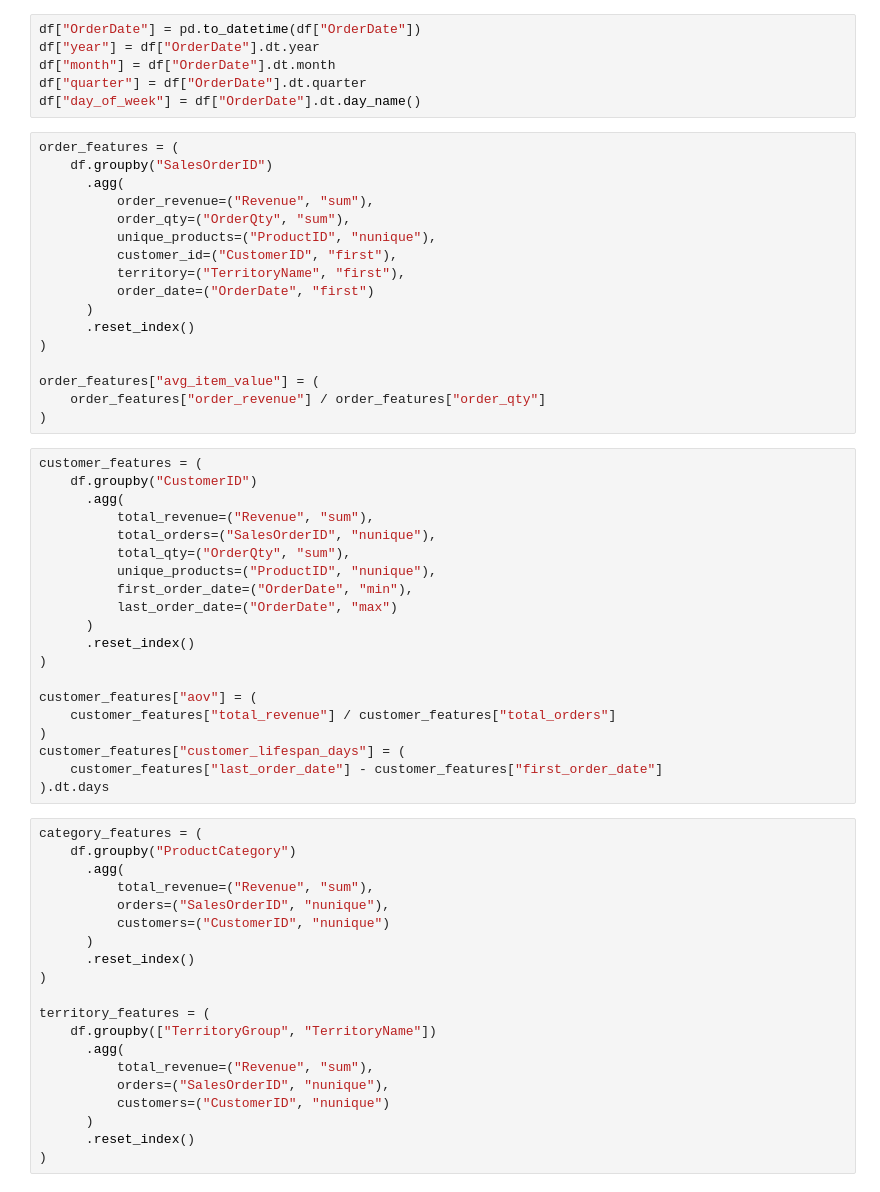
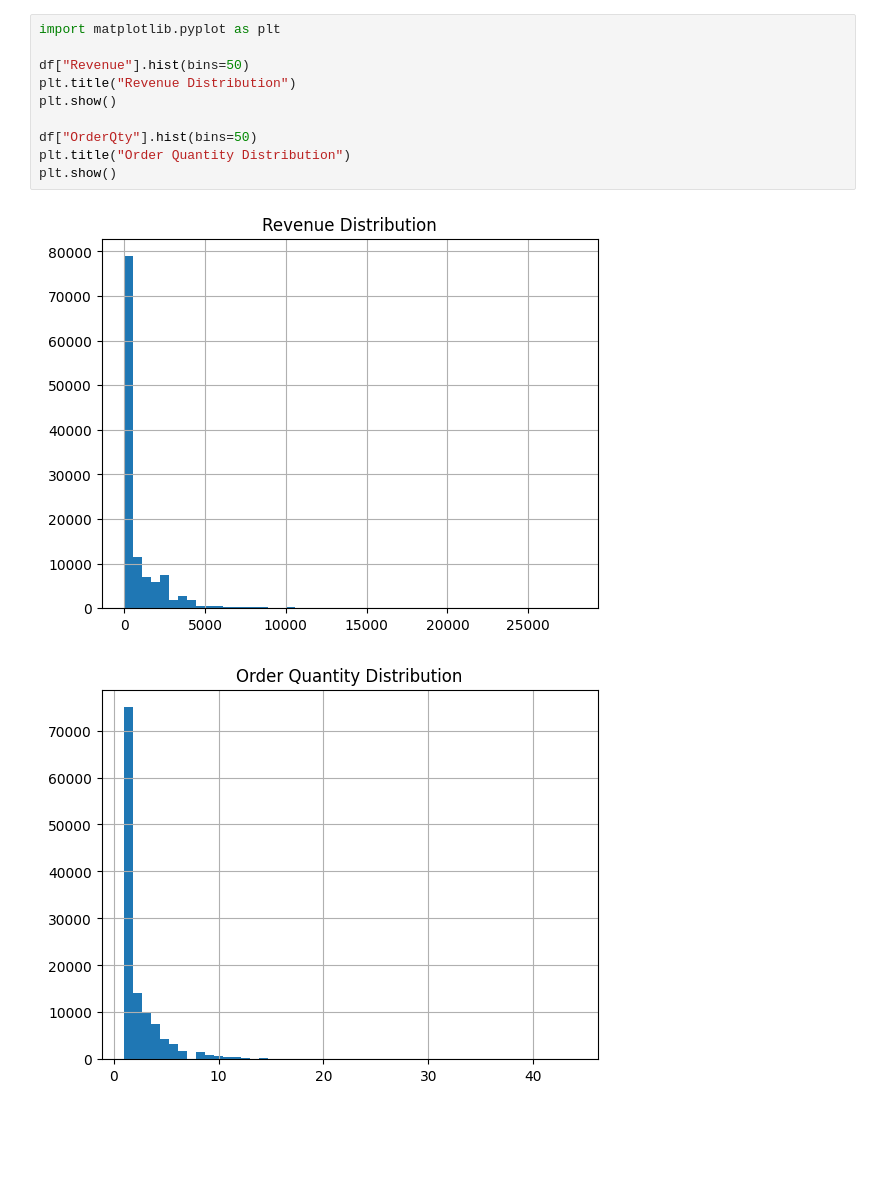
Before and after one commit to BGlifee/BI-Analyst_Revenue-Analysis_AdventureWorks, a Jupyter notebook: Notebooks/Feature_engineering.ipynb, the cells around one changed output. Saved outputs shown, nothing was run; the diff lists cells and outputs as text; blank space fills up the shorter version.

```diff
--- a/Notebooks/Feature_engineering.ipynb
+++ b/Notebooks/Feature_engineering.ipynb
@@ -17,63 +25,13 @@ df.head()
-# %%
-df["OrderDate"] = pd.to_datetime(df["OrderDate"])
-df["year"] = df["OrderDate"].dt.year
-df["month"] = df["OrderDate"].dt.month
-df["quarter"] = df["OrderDate"].dt.quarter
-df["day_of_week"] = df["OrderDate"].dt.day_name()
-# %%
-order_features = (
-    df.groupby("SalesOrderID")
-      .agg(
-          order_revenue=("Revenue", "sum"),
-          order_qty=("OrderQty", "sum"),
-          unique_products=("ProductID", "nunique"),
-          customer_id=("CustomerID", "first"),
-          territory=("TerritoryName", "first"),
-          order_date=("OrderDate", "first")
-      )
-      .reset_index()
-)
-
-order_features["avg_item_value"] = (
-    order_features["order_revenue"] / order_features["order_qty"]
-)
-# %%
-customer_features = (
-    df.groupby("CustomerID")
-      .agg(
-          total_revenue=("Revenue", "sum"),
-          total_orders=("SalesOrderID", "nunique"),
-          total_qty=("OrderQty", "sum"),
-          unique_products=("ProductID", "nunique"),
-          first_order_date=("OrderDate", "min"),
-          last_order_date=("OrderDate", "max")
-      )
-      .reset_index()
-)
-
-customer_features["aov"] = (
-    customer_features["total_revenue"] / customer_features["total_orders"]
-)
-customer_features["customer_lifespan_days"] = (
-    customer_features["last_order_date"] - customer_features["first_order_date"]
-).dt.days
-# %%
-category_features = (
-    df.groupby("ProductCategory")
-      .agg(
-          total_revenue=("Revenue", "sum"),
-          orders=("SalesOrderID", "nunique"),
-          customers=("CustomerID", "nunique")
-      )
-      .reset_index()
-)
-
-territory_features = (
-    df.groupby(["TerritoryGroup", "TerritoryName"])
-      .agg(
-          total_revenue=("Revenue", "sum"),
-          orders=("SalesOrderID", "nunique"),
-          customers=("CustomerID", "nunique")
-      )
-      .reset_index()
-)
+# %%
+import matplotlib.pyplot as plt
+
+df["Revenue"].hist(bins=50)
+plt.title("Revenue Distribution")
+plt.show()
+
+df["OrderQty"].hist(bins=50)
+plt.title("Order Quantity Distribution")
+plt.show()
+# %% [output]
+[figure, added]
+[figure, added]
```
Also changed, not shown: parts of 7 cells of this notebook.
